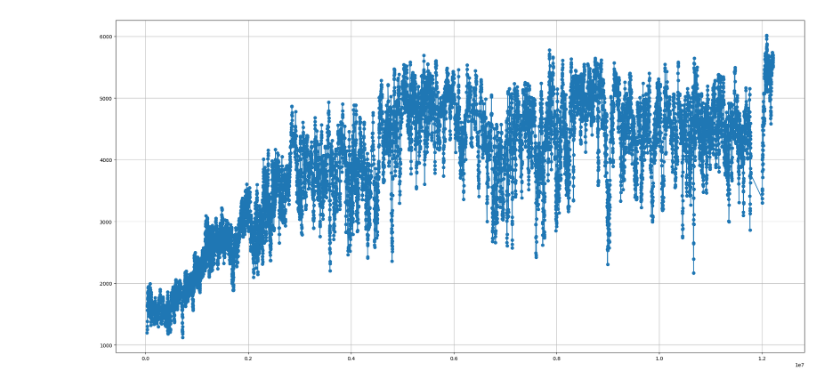
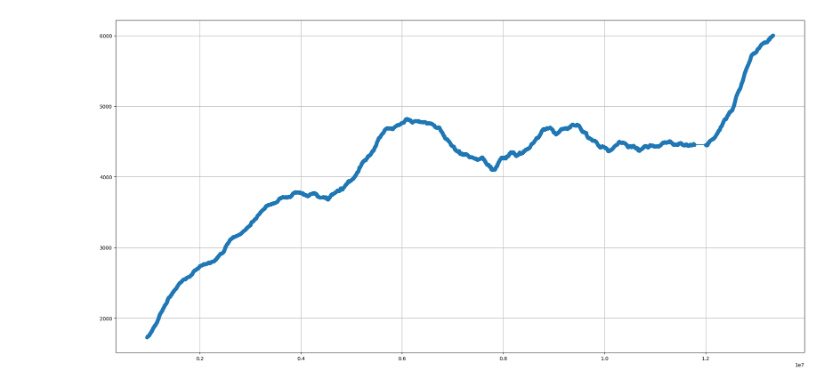
Before and after one commit to jimlin1112/DRL-Assignment-3, a Jupyter notebook: draw.ipynb, the cells around one changed output. Cells and saved outputs as stored; diff of their text form; code cells hidden in the pictures.

```diff
--- a/draw.ipynb
+++ b/draw.ipynb
@@ -17,32 +17,32 @@ import re
 import matplotlib.pyplot as plt
 
 # 用於存放解析後的 steps 和 rewards
 a1 = []
 reward = []
 
 # 正則表達式：匹配 Reward 和 Step
 pattern = re.compile(r'Step\s*(\d+).*?Reward\s*([\d.]+)')
 
 # 打開並逐行讀取日誌檔
 with open('output.txt', 'r') as f:
     for line in f:
         match = pattern.search(line)
         if match:
             tmp1 = float(match.group(1))
             tmp2 = float(match.group(2))
             a1.append(tmp1)
             reward.append(tmp2)
 
 reward_avg = []
-avg_num = 10
+avg_num = 1000
 for i in range(avg_num, len(reward)):
     reward_avg.append(np.mean(reward[i-avg_num:i]))
 
 # 繪圖
 plt.figure(figsize=(20, 10))
 plt.plot(a1[avg_num:], reward_avg, marker='o', linestyle='-')
 plt.grid(True)
 plt.tight_layout()
 plt.show()
 # %% [output]
-[figure, old version]
+[figure, new version]
```
Also changed, not shown: 2 other files.
